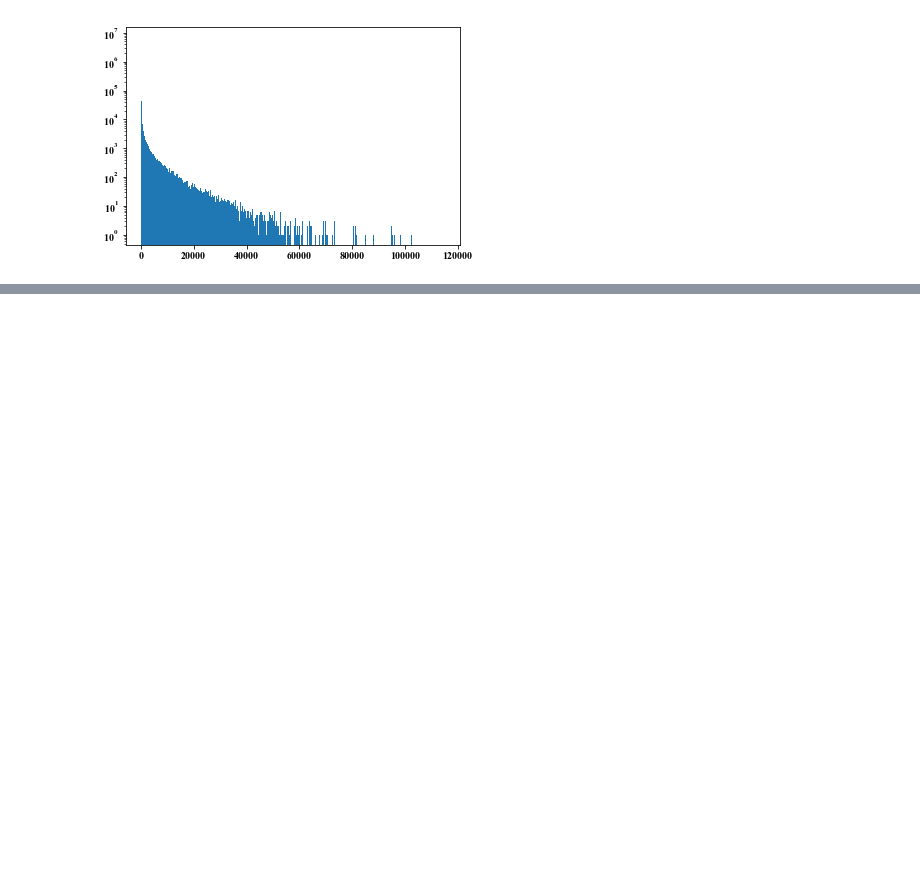
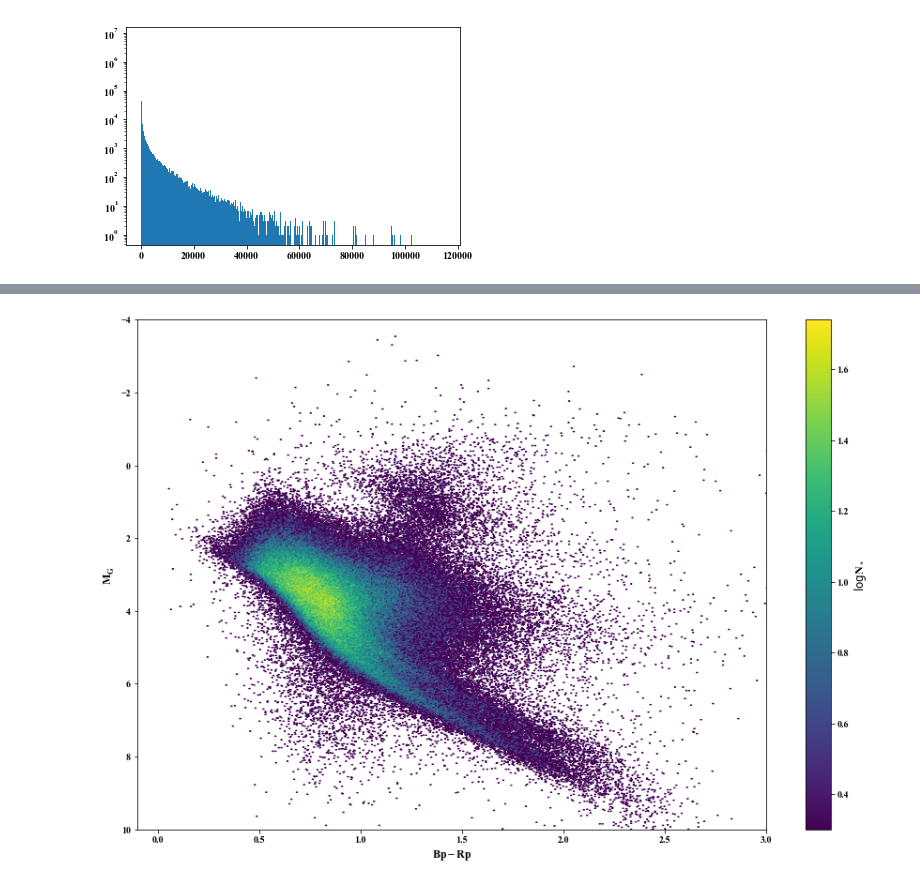
Before and after one commit to tzdwi/GaiaSprintBinary, a Jupyter notebook: gaia_kinematics.ipynb, the cells around one changed output, grey strips where cells are left out. Saved outputs shown, nothing was run; the diff lists cells and outputs as text; code cells hidden in the pictures; blank space fills up the shorter version.

```diff
--- a/gaia_kinematics.ipynb
+++ b/gaia_kinematics.ipynb
@@ -144,0 +144,15 @@ plt.hist(merge_df['astrometric_excess_noise_sig'],bins=1000,log=True);
+# %%
+binar_cut = merge_df[(merge_df['e_vrad'] >= 5)&nearby]
+# %%
+plt.figure(figsize=(15,10))
+plt.hexbin(binar_cut['phot_bp_mean_mag']-binar_cut['phot_rp_mean_mag'],
+          binar_cut['phot_g_mean_mag'] - 5.0*np.log10(binar_cut['dist']) + 5.0,
+          mincnt = 1, bins = 'log', gridsize = 1000)
+plt.xlabel(r'$Bp - Rp$')
+plt.ylabel(r'$M_G$')
+plt.xlim(-0.1,3)
+plt.ylim(10,-4)
+plt.colorbar(label=r'$\log N_*$')
+plt.savefig('CMD_kinematics_1kpc_bin.png')
+# %% [output]
+[figure, added]
```
Also changed, not shown: parts of 8 cells of this notebook, 1 other file.
